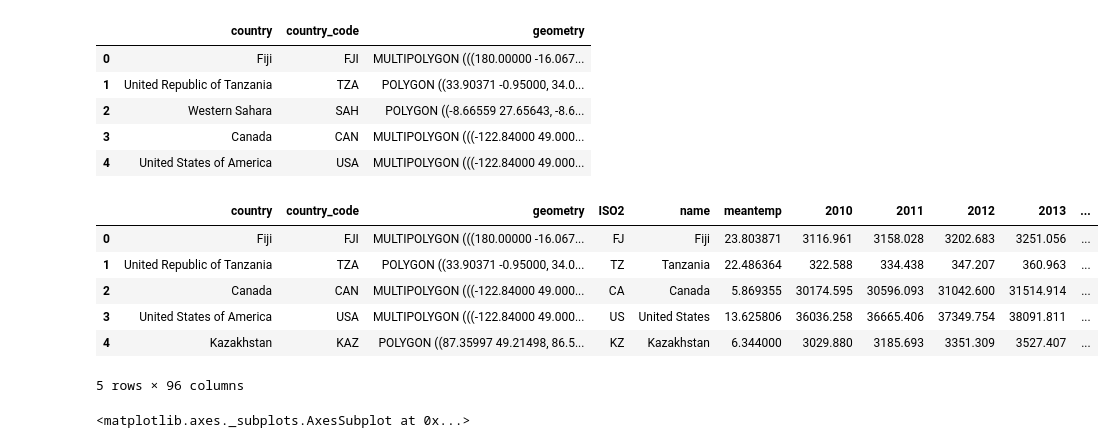
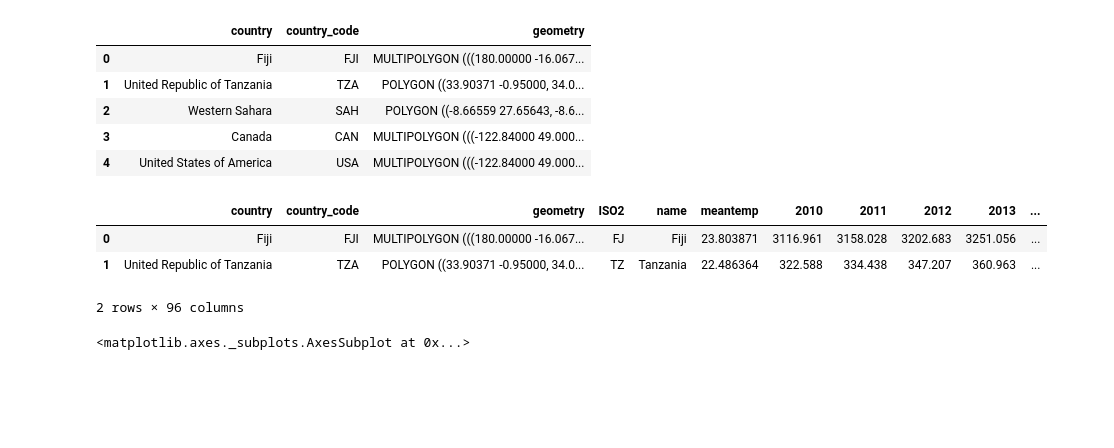
Before and after one commit to rahatsiddique/pandas_basics, a Jupyter notebook: climatechange/climate change and economics.ipynb, the cells around one changed output. Cells and saved outputs as stored; diff of their text form; code cells hidden in the pictures; blank space fills up the shorter version.

```diff
--- a/climatechange/climate change and economics.ipynb
+++ b/climatechange/climate change and economics.ipynb
@@ -123,15 +123,12 @@ gdf.head()
 #Merge dataframes gdf and df_2016.
 merged = gdf.merge(impact, left_on = 'country_code', right_on = 'ISO3')
 # %%
-merged.head()
+merged.head(n=2)
 # %% [output]
 |  | country | country_code | geometry | ISO2 | name | meantemp | 2010 | 2011 | 2012 | 2013 | ... |
 | 0 | Fiji | FJI | MULTIPOLYGON (((180.00000 -16.067... | FJ | Fiji | 23.803871 | 3116.961 | 3158.028 | 3202.683 | 3251.056 | ... |
 | 1 | United Republic of Tanzania | TZA | POLYGON ((33.90371 -0.95000, 34.0... | TZ | Tanzania | 22.486364 | 322.588 | 334.438 | 347.207 | 360.963 | ... |
-| 2 | Canada | CAN | MULTIPOLYGON (((-122.84000 49.000... | CA | Canada | 5.869355 | 30174.595 | 30596.093 | 31042.600 | 31514.914 | ... |
-| 3 | United States of America | USA | MULTIPOLYGON (((-122.84000 49.000... | US | United States | 13.625806 | 36036.258 | 36665.406 | 37349.754 | 38091.811 | ... |
-| 4 | Kazakhstan | KAZ | POLYGON ((87.35997 49.21498, 86.5... | KZ | Kazakhstan | 6.344000 | 3029.880 | 3185.693 | 3351.309 | 3527.407 | ... |
-5 rows × 96 columns
+2 rows × 96 columns
 # %%
 # set a variable that will call whatever column we want to visualise on the map
 meantemp = 'meantemp'
```
Also changed, not shown: parts of 1 cell of this notebook.
